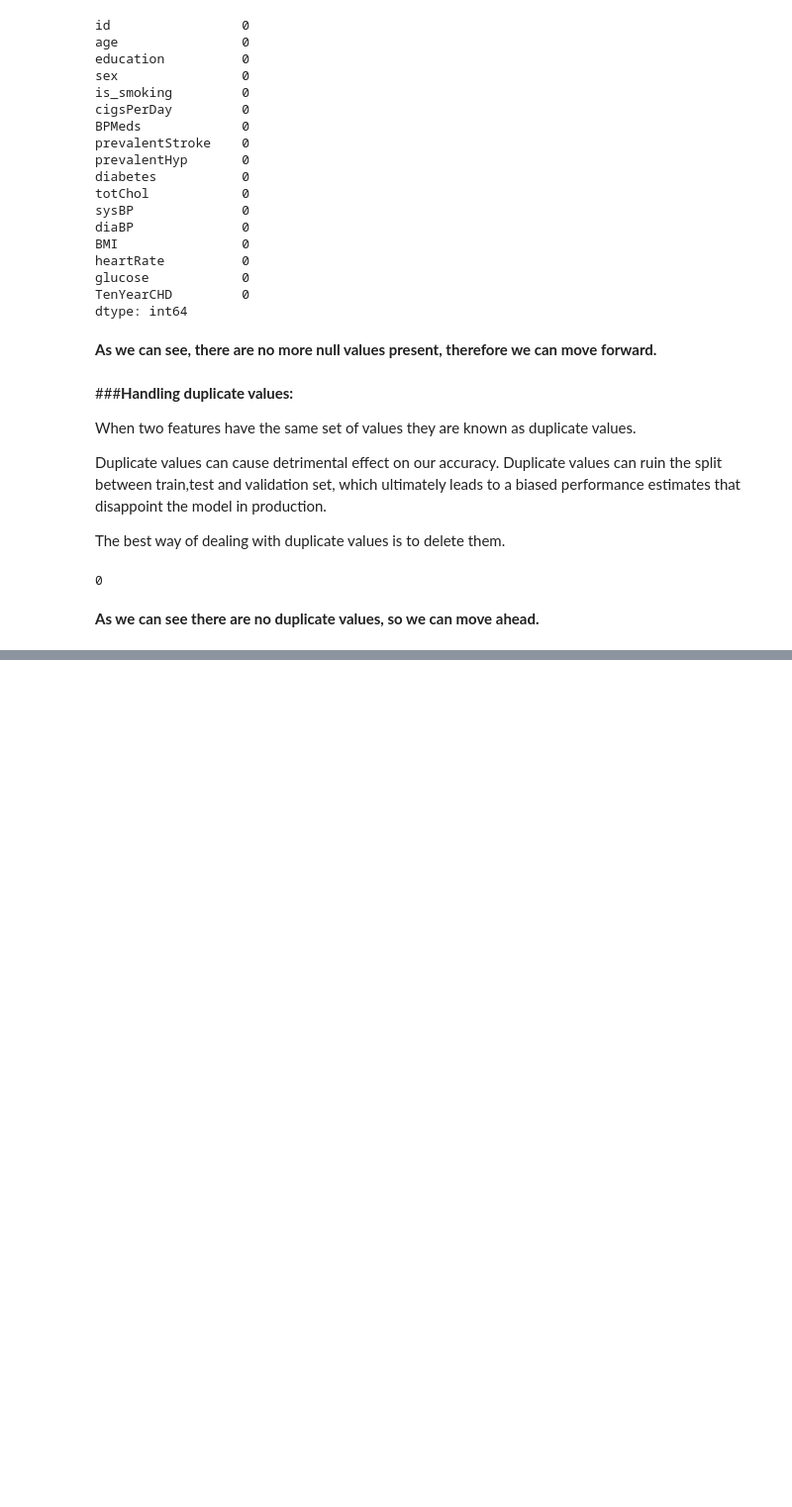
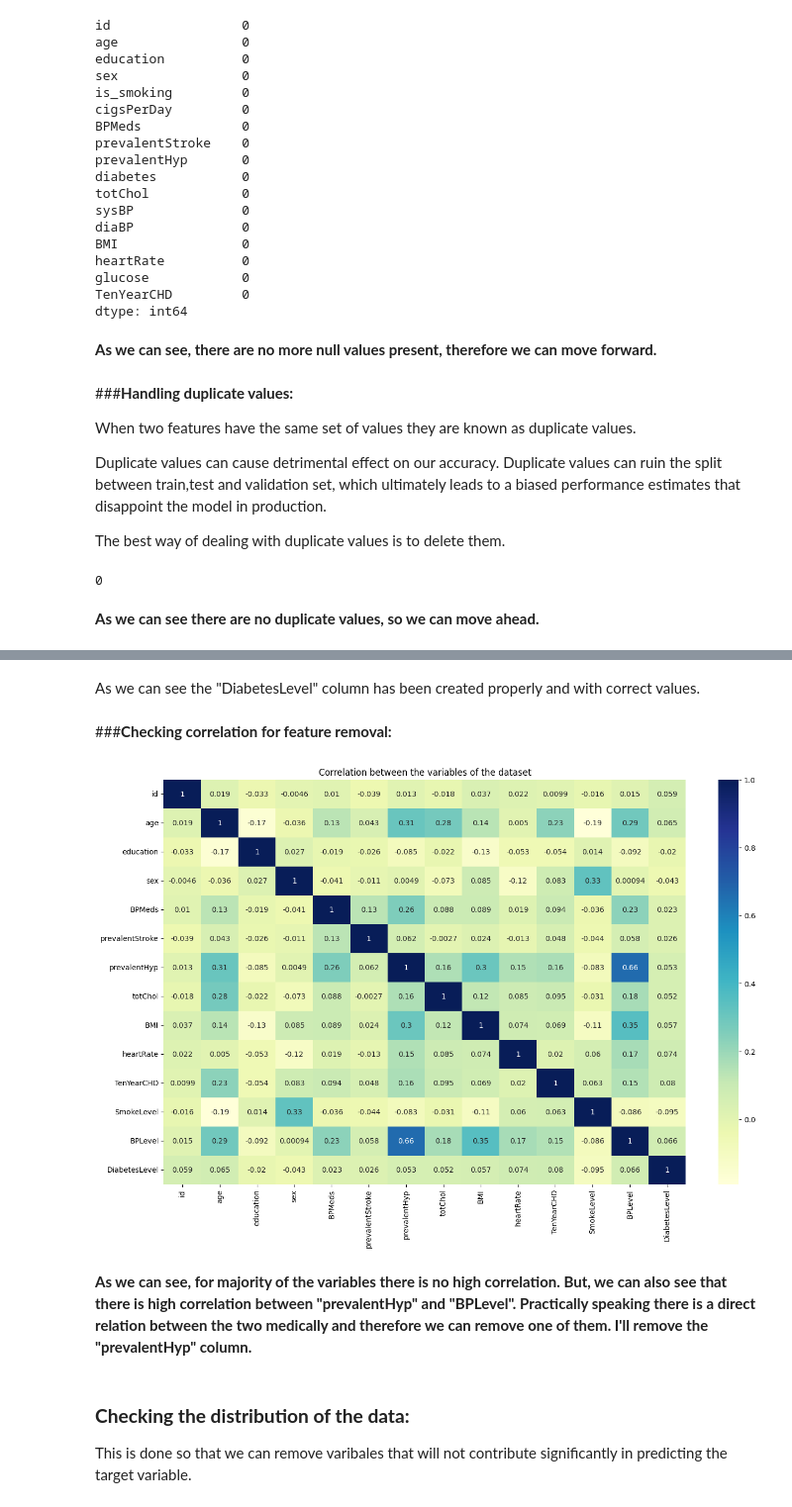
Before and after one commit to nehaa54/CardiovascularRiskPrediction, a Jupyter notebook: CardiovascularRiskPred.ipynb, the cells around one changed output, grey strips where cells are left out. Shown at 99% size. Cells and saved outputs as stored; diff of their text form; code cells hidden in the pictures; blank space fills up the shorter version.

```diff
--- a/CardiovascularRiskPred.ipynb
+++ b/CardiovascularRiskPred.ipynb
@@ -432,0 +561,3 @@ cvd_df.duplicated().sum()
+# %%
+#Removing columns upon whom grouping has been done
+cvd_df.drop(columns={'sysBP','diaBP'},axis=1,inplace=True)
@@ -432,0 +583,20 @@ cvd_df.duplicated().sum()
+# %%
+def DiabetesLevel_assigner(g:float):
+  """A function that returns the DiabetesLevel
+     by taking blood glucose levels as an input."""
+  if g<53:                      #Severe Hypoglycemia
+    return 1
+  elif g>52 and g<70:           #Hypoglycemia
+    return 2
+  elif g>69 and g<125:          #Normal
+    return 3
+  elif g>124 and g<200:         #Pre Diabetic
+    return 4
+  elif g>199:                   #Severe Diabetes
+    return 5
+# %%
+#Creating the Diabetes Level column
+cvd_df['DiabetesLevel'] = cvd_df['glucose'].apply(lambda x: DiabetesLevel_assigner(x))
+# %%
+#Removing columns upon whom grouping has been done
+cvd_df.drop(columns={'diabetes','glucose'},axis=1,inplace=True)
@@ -432,0 +613,15 @@ cvd_df.duplicated().sum()
+# %% [markdown]
+As we can see the "DiabetesLevel" column has been created properly and with correct values.
+# %% [markdown]
+###<b>Checking correlation for feature removal:</b>
+# %%
+#Plotting correlation matrix using sns.heatmap()
+corr_matrix = cvd_df.corr()
+plt.figure(figsize=(16,10))
+sns.heatmap(corr_matrix,annot=True,cmap='YlGnBu')
+plt.title("Correlation between the variables of the dataset")
+plt.show()
+# %% [output]
+[figure, added]
+# %% [markdown]
+<b>As we can see, for majority of the variables there is no high correlation. But, we can also see that there is high correlation between "prevalentHyp" and "BPLevel". Practically speaking there is a direct relation between the two medically and therefore we can remove one of them. I'll remove the "prevalentHyp" column.</b>
@@ -432,0 +631,4 @@ cvd_df.duplicated().sum()
+# %% [markdown]
+### <b>Checking the distribution of the data:</b>
+
+This is done so that we can remove varibales that will not contribute significantly in predicting the target variable.
```
Also changed, not shown: parts of 33 cells of this notebook.
